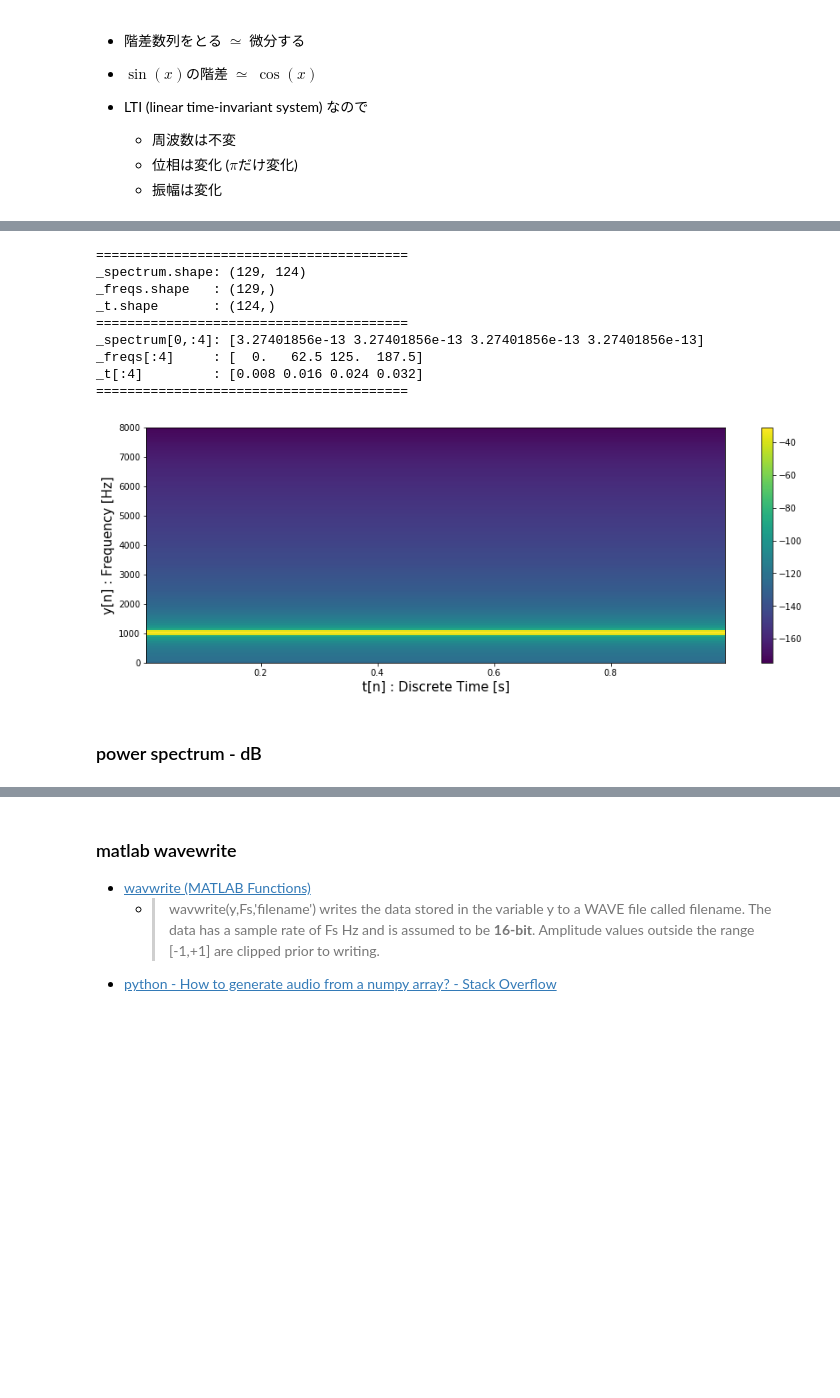
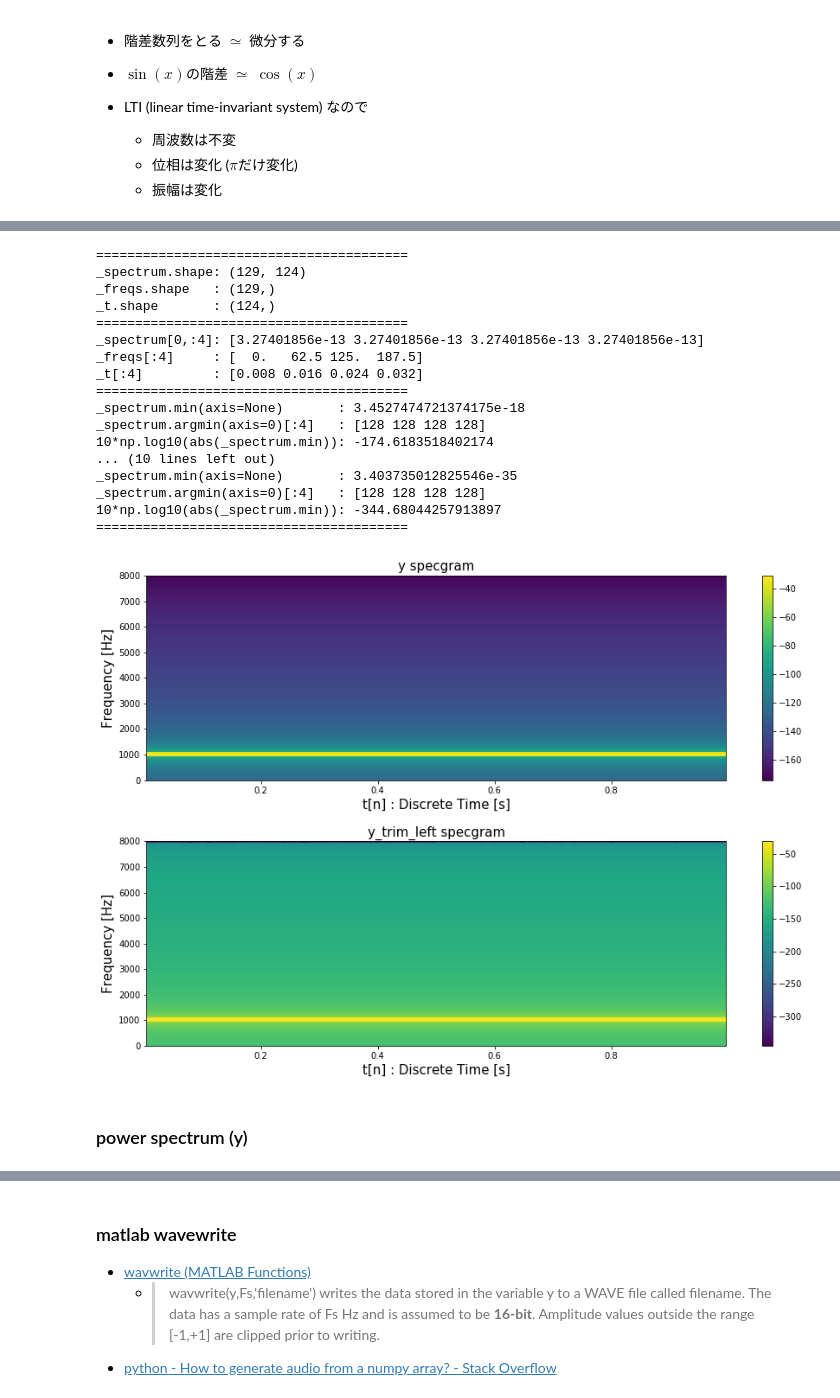
Before and after one commit to pollenjp/Sophia_University_DSP_Discrete_Signal_Processing_report_201901, a Jupyter notebook: notebooks/Homework DSP Discrete Signal Processing.ipynb, the cells around one changed output, grey strips where cells are left out. Saved outputs shown, nothing was run; the diff lists cells and outputs as text; code cells hidden in the pictures; blank space fills up the shorter version.

```diff
--- a/notebooks/Homework DSP Discrete Signal Processing.ipynb
+++ b/notebooks/Homework DSP Discrete Signal Processing.ipynb
@@ -235,6 +242,17 @@ y = np.convolve(a=x, v=h, mode="full")
 
 print("x.shape: {}".format(x.shape))
 print("y.shape: {} = {} + {} - 1".format(y.shape, x.shape[0], h.shape[0] ))
+
+
+# 後ほど左端は描画した時にグラフを歪めるので取り除く(比較する)
+print("y[0]  : {}".format(y[0] ))
+print("y[1]  : {}".format(y[1] ))
+print("y[-2] : {}".format(y[-2]))
+print("y[-1] : {}".format(y[-1]))
+# h のサイズが2なので両端ひとつずつだが,
+# サンプリング周波数と合わせるために先頭のみtrtimmingする
+y_trim_left = y[1:]
+print("y_trim_left.shape: {}".format(y_trim_left.shape))
 # %% [output]
 x.shape: (16000,)
 y.shape: (16001,) = 16000 + 2 - 1
@@ -266,45 +302,90 @@ plt.show()
 - LTI (linear time-invariant system) なので, 周波数は変わっていないことがわかる
 # %%
+# 畳み込み処理のmodeをfullで行ったためyの両端の値が少しおかしくなる.
+# そこでそれらを取り除いたものと取り除かなかったものを比べてみた.
+# このプロットの差は何から来ているのだろうか.
+
 idx_start = 0
-idx_end   = len(y)
+idx_end   = fs
 NFFT      = 256
 noverlap  = NFFT / 2
-
-fig = plt.figure(figsize=(15, 5))
-ax = fig.add_subplot(1, 1, 1)
-
+################################################################################
+fig = plt.figure(figsize=(15, 10))
+nrow, ncol = 2, 1
+########################################
 # specgram : STFT (short-time fourier transform) の計算をしているだけ
+ax = fig.add_subplot(nrow, ncol, 1)
 _spectrum, _freqs, _t, _im = \
     ax.specgram(x=y[idx_start:idx_end],  # data
-                NFFT=NFFT,               # The number of data points used in each block for the FFT.
-                Fs=fs,                   # sampling frequency
+                NFFT=NFFT,  # The number of data points used in each block for the FFT.
+                Fs=fs,      # sampling frequency
                 window=matplotlib.mlab.window_hanning,  # 窓関数
+                mode='psd',    # power spectrum density (default)
                 noverlap=128)            # STFTのずらし幅
+ax.set_title(label="y specgram", fontsize=15)
 ax.set_xlabel(xlabel="t[n] : Discrete Time [s]", fontsize=15)
-ax.set_ylabel(ylabel="y[n] : Frequency [Hz]",    fontsize=15)
+ax.set_ylabel(ylabel="Frequency [Hz]", fontsize=15)
 fig.colorbar(mappable=_im, ax=ax)
-
 print("="*40)
 print("_spectrum.shape: {}".format(_spectrum.shape))
 print("_freqs.shape   : {}".format(_freqs.shape))
 print("_t.shape       : {}".format(_t.shape))
 print("="*40)
 print("_spectrum[0,:4]: {}".format(_spectrum[0,:4]))
 print("_freqs[:4]     : {}".format(_freqs[:4]))
 print("_t[:4]         : {}".format(_t[:4]))
 print("="*40)
-
+print("_spectrum.min(axis=None)       : {}".format(_spectrum.min(axis=None)))
+print("_spectrum.argmin(axis=0)[:4]   : {}".format(_spectrum.argmin(axis=0)[:4]))
+print("10*np.log10(abs(_spectrum.min)): {}".format(10*np.log10(abs(_spectrum.min(axis=None)))))
+print("="*40)
+########################################
+ax = fig.add_subplot(nrow, ncol, 2)
+_spectrum, _freqs, _t, _im = \
+    ax.specgram(x=y_trim_left[idx_start:idx_end],  # data
+                NFFT=NFFT,  # The number of data points used in each block for the FFT.
+                Fs=fs,      # sampling frequency
+                window=matplotlib.mlab.window_hanning,  # 窓関数
+                mode='psd',    # power spectrum density (default)
+                noverlap=128)            # STFTのずらし幅
+ax.set_title(label="y_trim_left specgram", fontsize=15)
+ax.set_xlabel(xlabel="t[n] : Discrete Time [s]", fontsize=15)
+ax.set_ylabel(ylabel="Frequency [Hz]", fontsize=15)
+fig.colorbar(mappable=_im, ax=ax)
+print("="*40)
+print("_spectrum.shape: {}".format(_spectrum.shape))
+print("_freqs.shape   : {}".format(_freqs.shape))
+print("_t.shape       : {}".format(_t.shape))
+print("="*40)
+print("_spectrum[0,:4]: {}".format(_spectrum[0,:4]))
+print("_freqs[:4]     : {}".format(_freqs[:4]))
+print("_t[:4]         : {}".format(_t[:4]))
+print("="*40)
+print("_spectrum.min(axis=None)       : {}".format(_spectrum.min(axis=None)))
+print("_spectrum.argmin(axis=0)[:4]   : {}".format(_spectrum.argmin(axis=0)[:4]))
+print("10*np.log10(abs(_spectrum.min)): {}".format(10*np.log10(abs(_spectrum.min(axis=None)))))
+print("="*40)
+########################################
+plt.subplots_adjust(wspace=0.2, hspace=0.3)
 plt.show()
 # %% [output]
 ========================================
 _spectrum.shape: (129, 124)
 _freqs.shape   : (129,)
 _t.shape       : (124,)
 ========================================
 _spectrum[0,:4]: [3.27401856e-13 3.27401856e-13 3.27401856e-13 3.27401856e-13]
 _freqs[:4]     : [  0.   62.5 125.  187.5]
 _t[:4]         : [0.008 0.016 0.024 0.032]
 ========================================
+_spectrum.min(axis=None)       : 3.4527474721374175e-18
+_spectrum.argmin(axis=0)[:4]   : [128 128 128 128]
+10*np.log10(abs(_spectrum.min)): -174.6183518402174
+... (10 lines left out)
+_spectrum.min(axis=None)       : 3.403735012825546e-35
+_spectrum.argmin(axis=0)[:4]   : [128 128 128 128]
+10*np.log10(abs(_spectrum.min)): -344.68044257913897
+========================================
-[figure, old version]
+[figure, new version]
 # %% [markdown]
-### power spectrum - dB
+### power spectrum (y)
```
Also changed, not shown: parts of 30 cells of this notebook, 1 other file.
